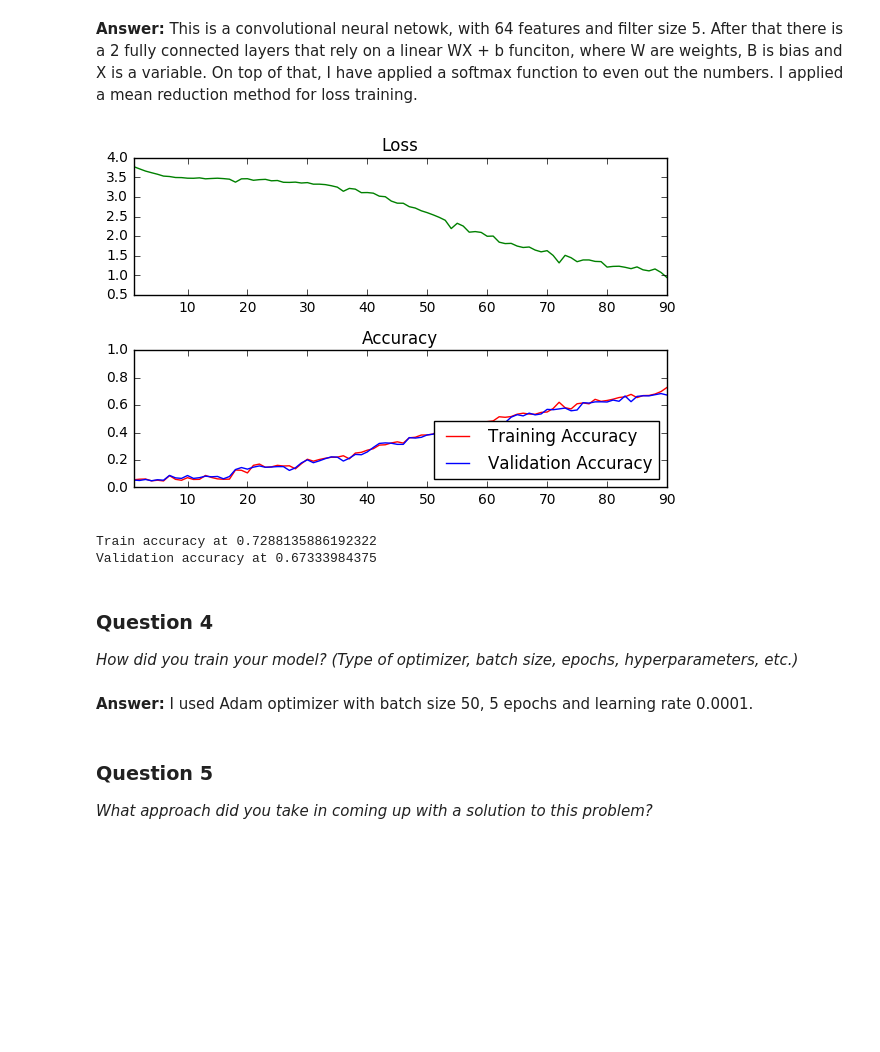
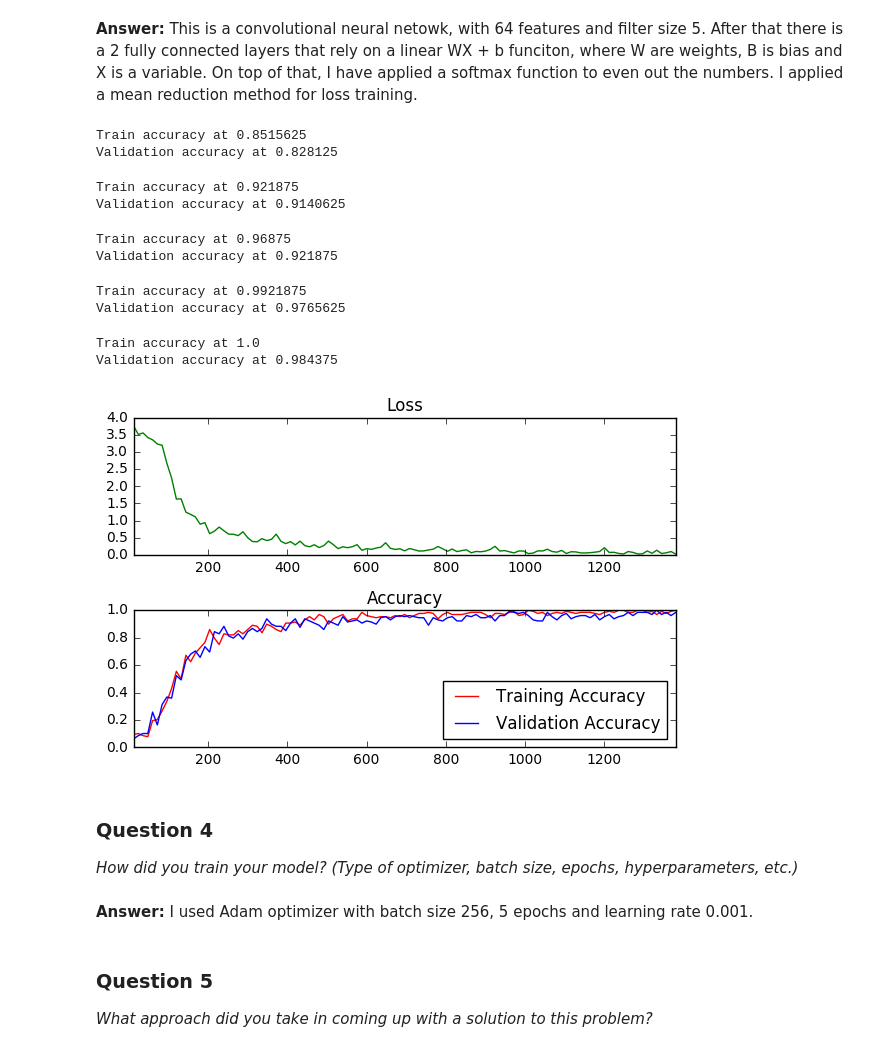
Before and after one commit to deniskrut/traffic-signs, a Jupyter notebook: Traffic_Signs_Recognition.ipynb, the cells around one changed output. Drawn from its saved outputs; the diff is of its cells as text; code cells hidden in the pictures; blank space fills up the shorter version.

Commit message:
Adjusted for 98% accuracy!

```diff
--- a/Traffic_Signs_Recognition.ipynb
+++ b/Traffic_Signs_Recognition.ipynb
@@ -438,8 +438,9 @@ valid_feed_dict = {features: valid_features, labels: valid_labels}
 test_feed_dict = {features: test_features, labels: test_labels}
 
 epochs = 5
-batch_size = 2048
+batch_size = 128
 learning_rate = 0.001
+learning_rate_divisor = 4
 
 # Gradient Descent
 optimizer = tf.train.AdamOptimizer(learning_rate).minimize(loss)
@@ -452,7 +453,7 @@ validation_accuracy = 0.0
 
 # Measurements use for graphing loss and accuracy
 desired_output_points = 25
-log_batch_step = math.ceil(len(train_features)/batch_size/desired_output_points/epochs)
+log_batch_step = math.ceil(len(train_features)/batch_size/desired_output_points)
 batches = []
 loss_batch = []
 train_acc_batch = []
@@ -466,8 +467,6 @@ batch_count = int(math.ceil(len(train_features)/batch_size))
 for epoch_i in range(epochs):
     # Progress bar
     batches_pbar = tqdm(range(batch_count), desc='Epoch {:>2}/{}'.format(epoch_i+1, epochs), unit='batches')
-
-    learning_rate = learning_rate / 2
 
     # The training cycle
     for batch_i in batches_pbar:
@@ -483,46 +482,56 @@ for epoch_i in range(epochs):
 
         # Log
         if not batch_i % log_batch_step:
             # Calculate Training and Validation accuracy (estimate)
             training_accuracy = session.run(accuracy, feed_dict={features: batch_features, labels: batch_labels})
 
             validation_indexes = np.random.choice(len(valid_features), batch_size)
             validation_accuracy = session.run(accuracy, feed_dict={features: valid_features_np[validation_indexes], labels: valid_labels_np[validation_indexes]})
 
             # Log batches
             previous_batch = batches[-1] if batches else 0
             batches.append(log_batch_step + previous_batch)
             loss_batch.append(l)
             train_acc_batch.append(training_accuracy)
             valid_acc_batch.append(validation_accuracy)
 
+    learning_rate = learning_rate / learning_rate_divisor
+
+    print('Train accuracy at {}'.format(training_accuracy))
+    print('Validation accuracy at {}'.format(validation_accuracy))
+
 loss_plot = plt.subplot(211)
 loss_plot.set_title('Loss')
 loss_plot.plot(batches, loss_batch, 'g')
 loss_plot.set_xlim([batches[0], batches[-1]])
 acc_plot = plt.subplot(212)
 acc_plot.set_title('Accuracy')
 acc_plot.plot(batches, train_acc_batch, 'r', label='Training Accuracy')
 acc_plot.plot(batches, valid_acc_batch, 'b', label='Validation Accuracy')
 acc_plot.set_ylim([0, 1.0])
 acc_plot.set_xlim([batches[0], batches[-1]])
 acc_plot.legend(loc=4)
 plt.tight_layout()
 plt.show()
-
-print('Train accuracy at {}'.format(training_accuracy))
-print('Validation accuracy at {}'.format(validation_accuracy))
 # %% [output]
+Train accuracy at 0.8515625
+Validation accuracy at 0.828125
+Train accuracy at 0.921875
+Validation accuracy at 0.9140625
+Train accuracy at 0.96875
+Validation accuracy at 0.921875
+Train accuracy at 0.9921875
+Validation accuracy at 0.9765625
+Train accuracy at 1.0
+Validation accuracy at 0.984375
-[figure, old version]
+[figure, new version]
-Train accuracy at 0.7288135886192322
-Validation accuracy at 0.67333984375
 # %% [markdown]
 ### Question 4
 
 _How did you train your model? (Type of optimizer, batch size, epochs, hyperparameters, etc.)_
 # %% [markdown]
 **Answer:**
-I used Adam optimizer with batch size 50, 5 epochs and learning rate 0.0001.
+I used Adam optimizer with batch size 256, 5 epochs and learning rate 0.001.
 # %% [markdown]
 ### Question 5
 
```
Also changed, not shown: parts of 2 cells of this notebook.
